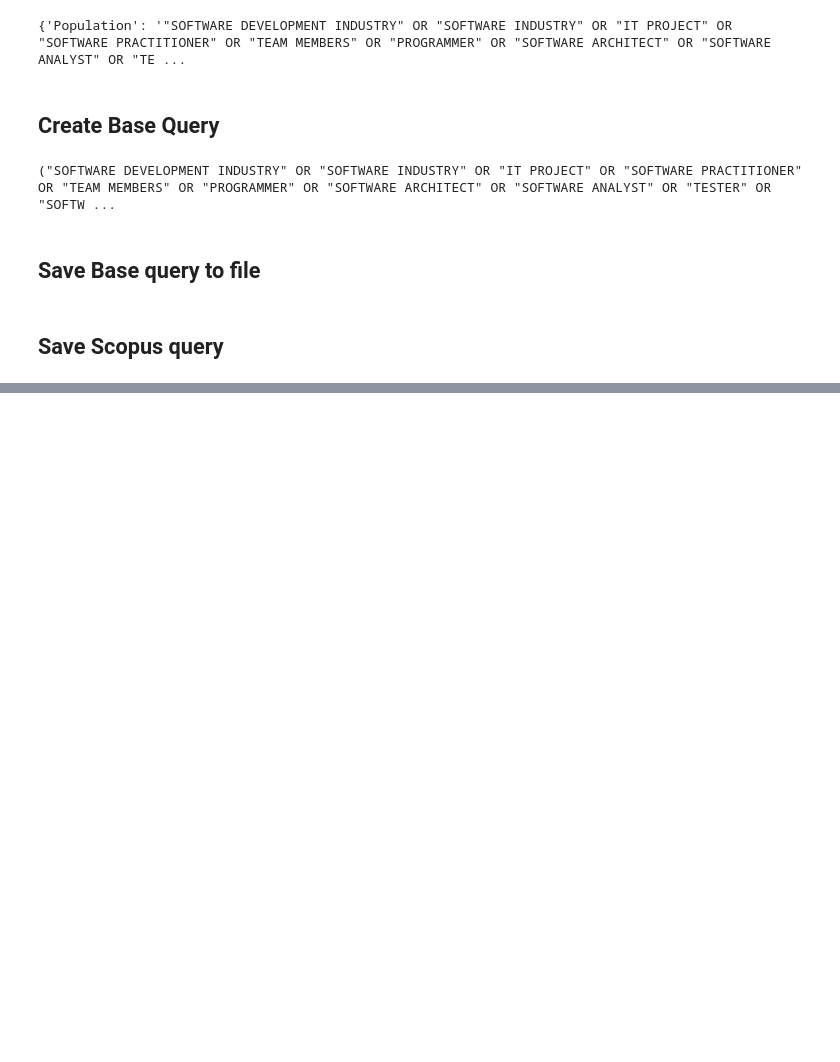
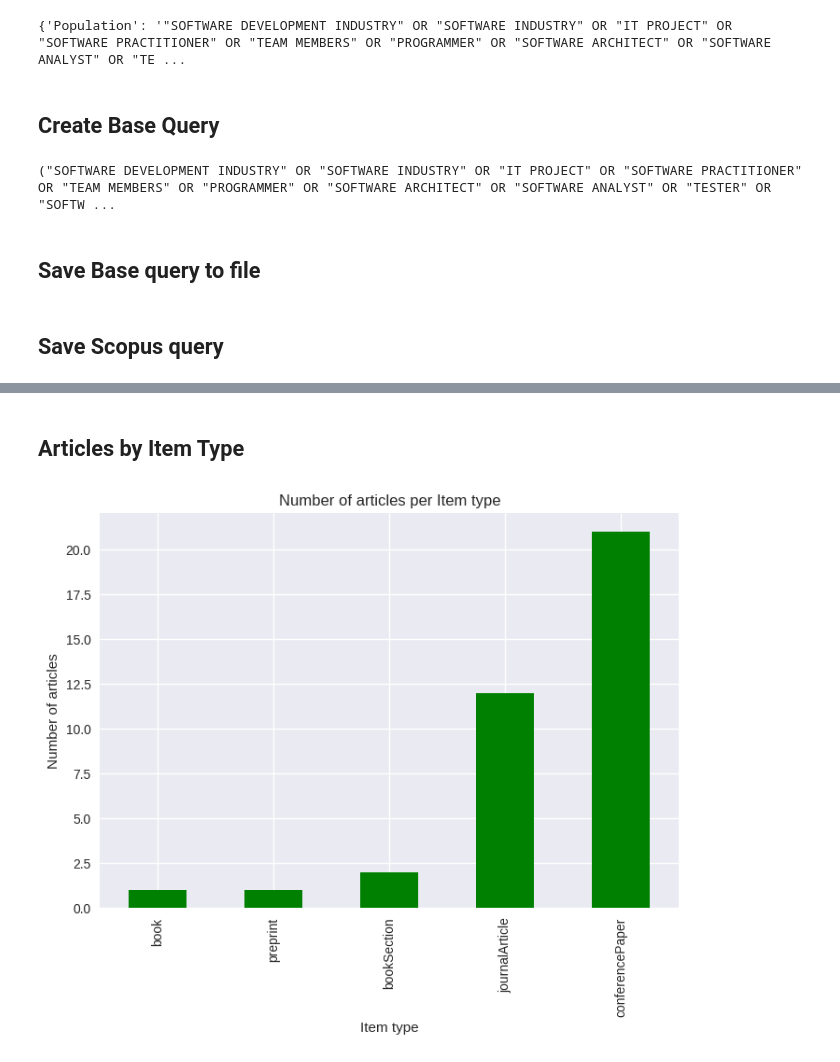
Before and after one commit to danimaniarqsoft/generative-ai-research, a Jupyter notebook: systematic-literature-review/notebook.ipynb, the cells around one changed output, grey strips where cells are left out. Drawn from its saved outputs; the diff is of its cells as text; code cells hidden in the pictures; blank space fills up the shorter version.

```diff
--- a/systematic-literature-review/notebook.ipynb
+++ b/systematic-literature-review/notebook.ipynb
@@ -55,0 +109,10 @@ with open("scopus_query.sql", "w") as text_file:
+# %% [markdown]
+## Articles by Item Type
+# %%
+articles['Item Type'].value_counts().sort_values().plot.bar(color='green')
+plt.xlabel('Item type')
+plt.ylabel('Number of articles')
+plt.title('Number of articles per Item type')
+plt.show()
+# %% [output]
+[figure, added]
```
Also changed, not shown: parts of 11 cells of this notebook, 8 other files.
